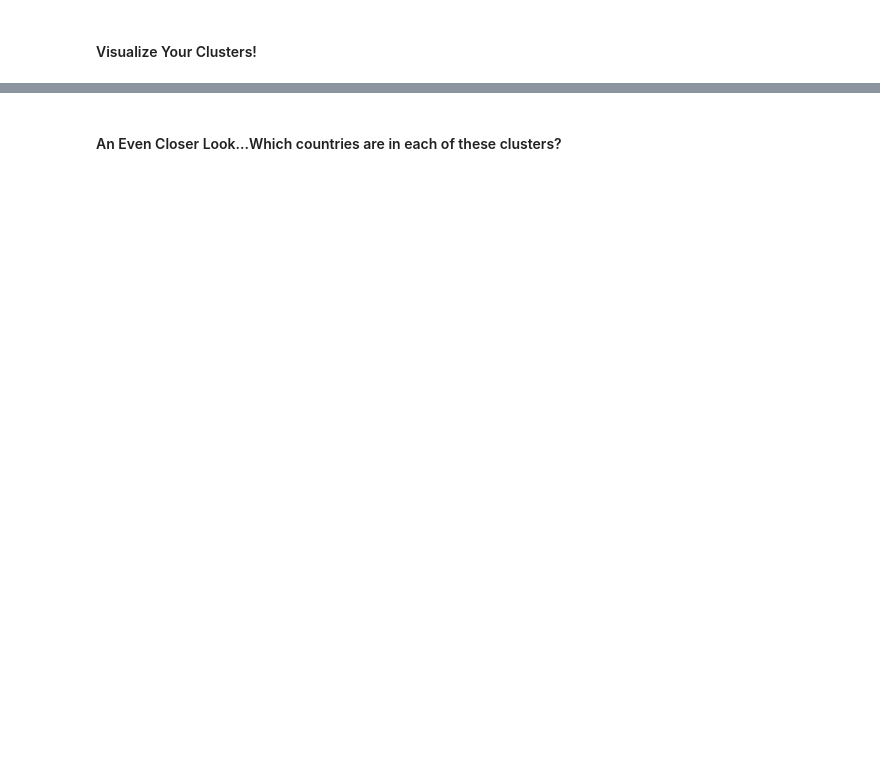
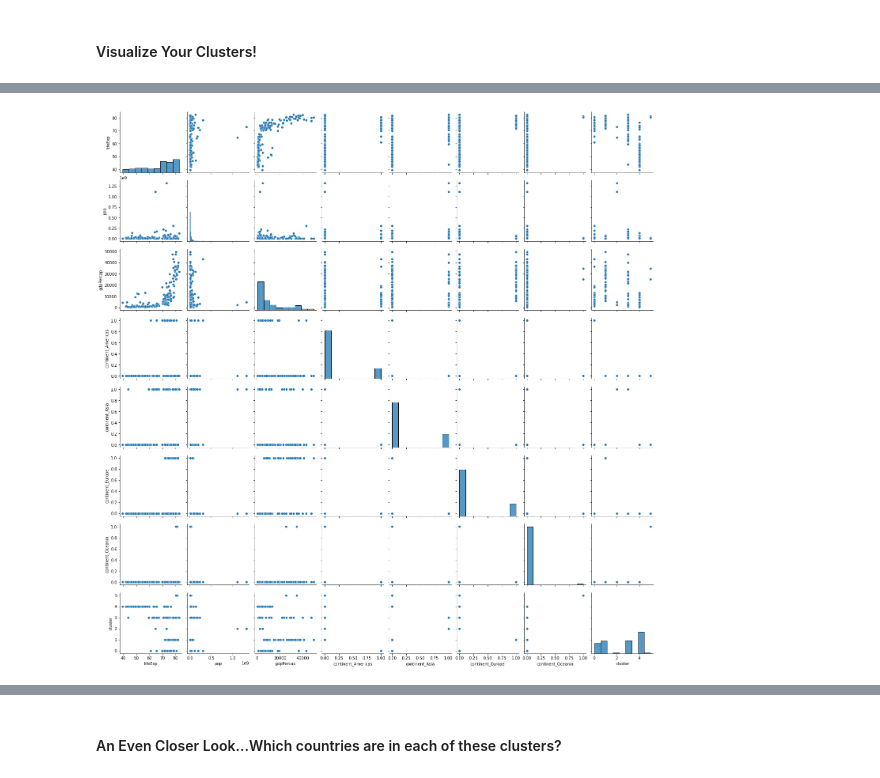
Before and after one commit to Tatadektep/Clustering_Lab, a Jupyter notebook: starter-code.ipynb, the cells around one changed output, grey strips where cells are left out. Cells and saved outputs as stored; diff of their text form; code cells hidden in the pictures; blank space fills up the shorter version.

```diff
--- a/starter-code.ipynb
+++ b/starter-code.ipynb
@@ -102,3 +283,5 @@ Answer Here:
 #### Visualize Your Clusters!
 # %%
 # Add cluster column
+df['cluster'] = km.labels_
+df.head()
@@ -104,0 +296,4 @@ Answer Here:
+# %%
+sns.pairplot(df);
+# %% [output]
+[figure, added]
```
Also changed, not shown: parts of 55 cells of this notebook.
